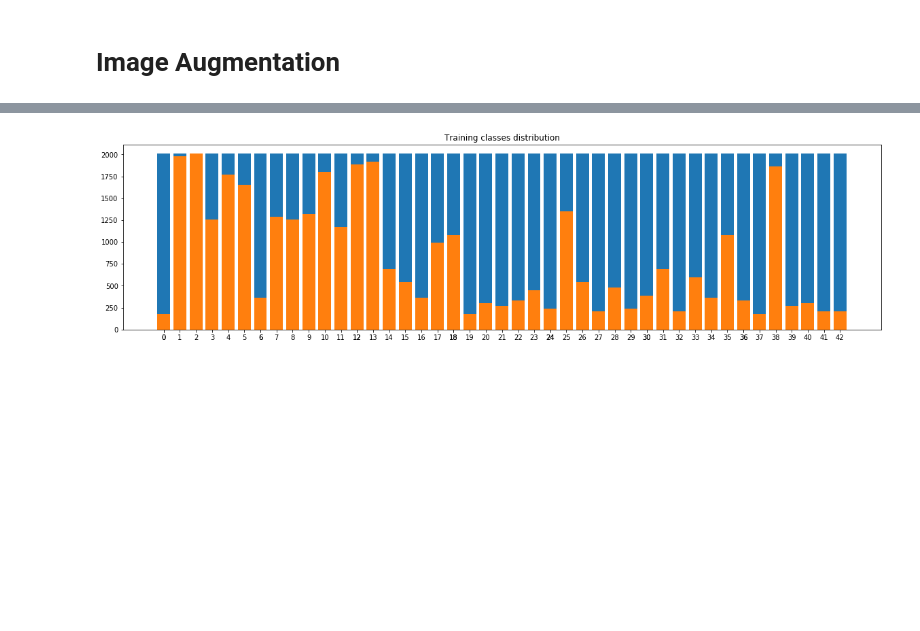
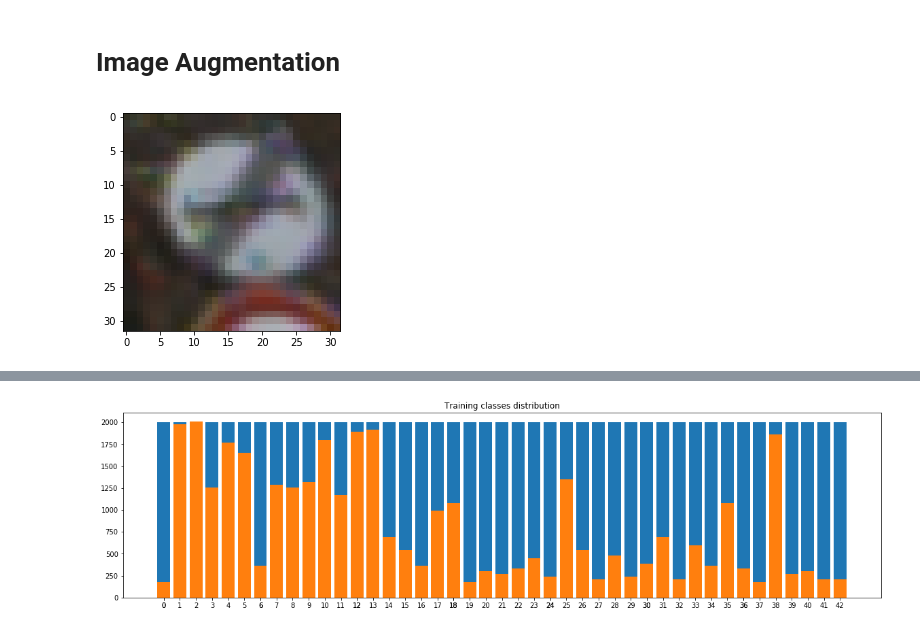
Before and after one commit to cfficaurzua/P2-SDCND, a Jupyter notebook: Traffic_Sign_Classifier.ipynb, the cells around one changed output, grey strips where cells are left out. Cells and saved outputs as stored; diff of their text form; code cells hidden in the pictures; blank space fills up the shorter version.

Commit message:
perspective augmentation

```diff
--- a/Traffic_Sign_Classifier.ipynb
+++ b/Traffic_Sign_Classifier.ipynb
@@ -240,2 +267,11 @@ def flip_augmentation(input, args):
+# %%
+
+
+a=perspective_agumentation(X_train[67],{'label':67, 'mode':'mirror'})
+plt.figure()
+plt.imshow(a[0])
+plt.show()
+# %% [output]
+[figure, added]
 # %%
 force_data_augmentation = False
```
Also changed, not shown: parts of 12 cells of this notebook, 3 other files.
